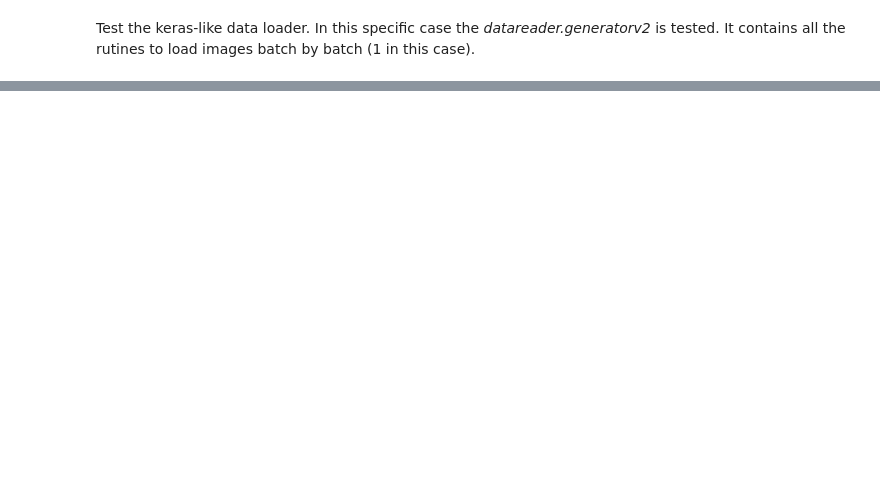
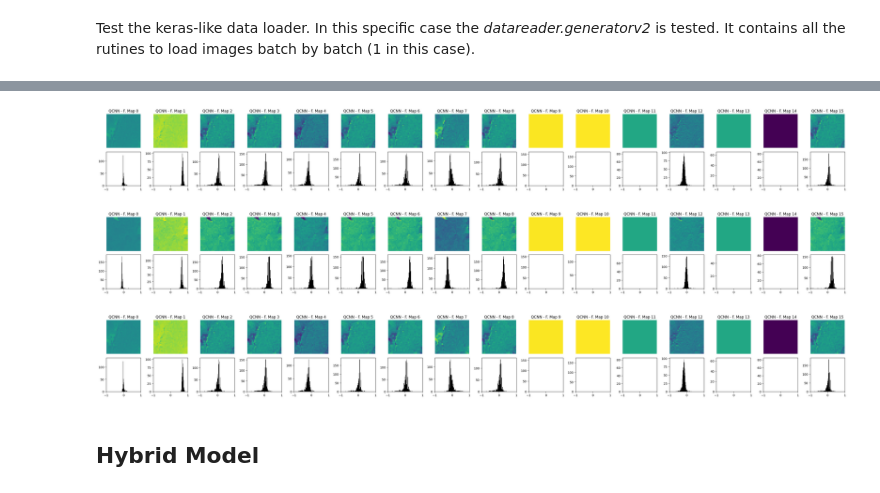
Before and after one commit to alessandrosebastianelli/quanv4eo, a Jupyter notebook: QuantumConvolutionalNeuralNetworks.ipynb, the cells around one changed output, grey strips where cells are left out. Cells and saved outputs as stored; diff of their text form; code cells hidden in the pictures; blank space fills up the shorter version.

Commit message:
Models

```diff
--- a/QuantumConvolutionalNeuralNetworks.ipynb
+++ b/QuantumConvolutionalNeuralNetworks.ipynb
@@ -78,0 +154,12 @@ xi.shape
+# %%
+gen = iter(datareader.generator((x_v, y_v), 1, (31,31,16), normalize=None))
+for i in range(3):
+    (xi, yi) = next(gen)
+    feat_maps = xi[0]
+    plot_features_map(feat_maps)
+# %% [output]
+[figure, added]
+[figure, added]
+[figure, added]
+# %% [markdown]
+## Hybrid Model
```
Also changed, not shown: parts of 12 cells of this notebook, 3 other files.
